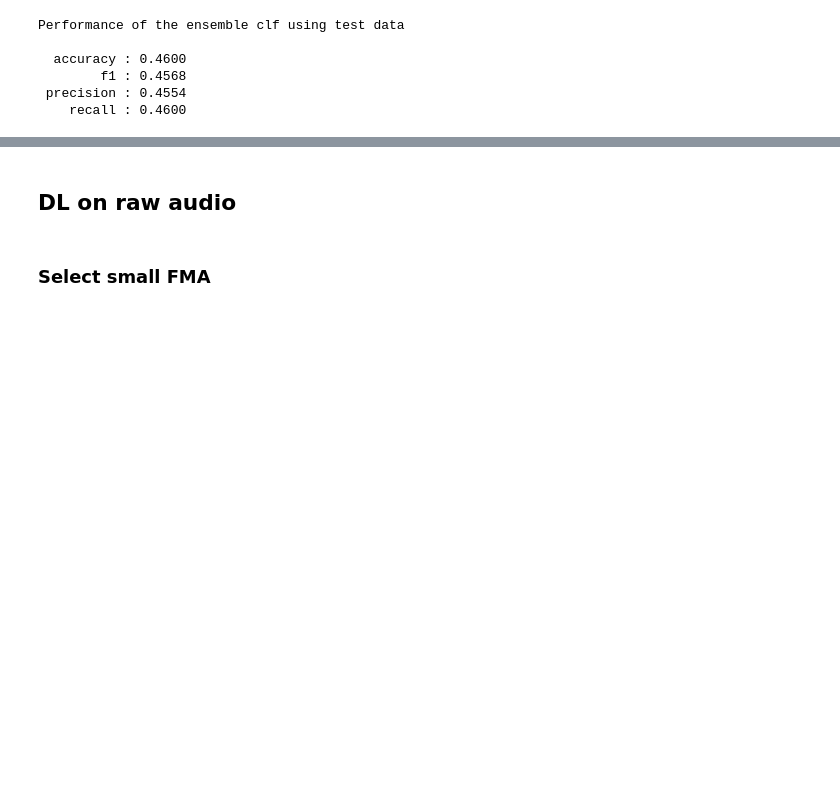
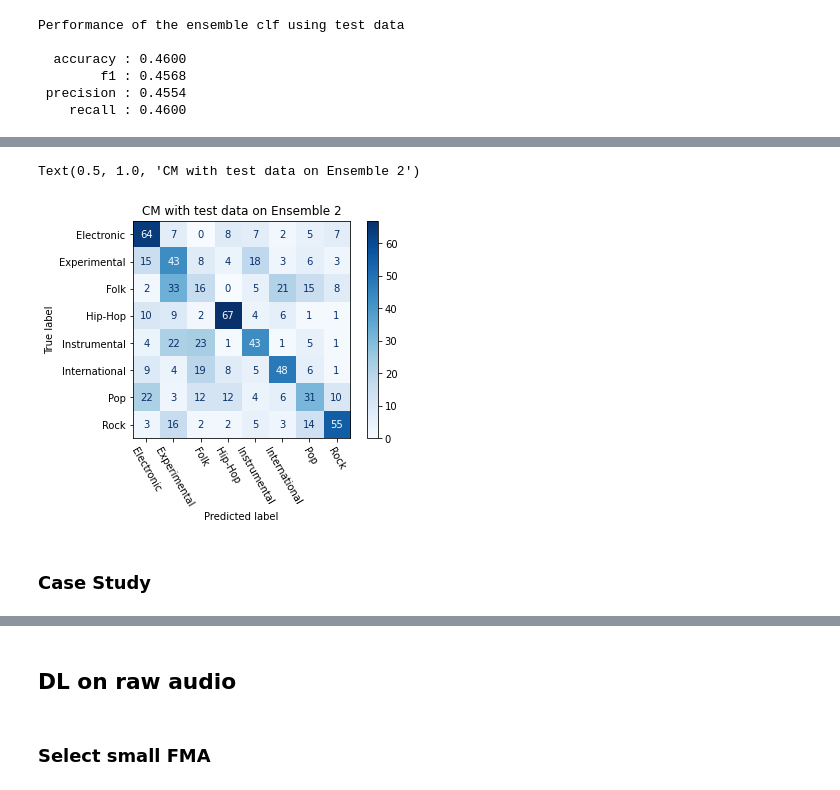
Before and after one commit to lucaspar/ds-project, a Jupyter notebook: code/src/baseline/baseline.ipynb, the cells around one changed output, grey strips where cells are left out. Cells and saved outputs as stored; diff of their text form; code cells hidden in the pictures; blank space fills up the shorter version.

```diff
--- a/code/src/baseline/baseline.ipynb
+++ b/code/src/baseline/baseline.ipynb
@@ -602,7 +606,8 @@ for key, m in metrics.items():
 # %%
 fset_name = 'mfcc+contrast'
 fset = feature_sets['mfcc+contrast']
-estimator = list()
+estimator1 = list()
+
 top_5_clf = {
     'linSVC1':  SVC(kernel="linear"),
     'linSVC2':  LinearSVC(),
@@ -611,8 +616,8 @@ top_5_clf = {
     'SVCrbf':   SVC(kernel='rbf'),
 }
 
-top_5_pred_val = []
-top_5_pred_test = []
+
+top_5_pred_test1 = []
 
 multi_label = False
 reuse_path = None if reuse_exec is None else os.path.join(MODEL_DIR, reuse_exec)
@@ -645,11 +650,11 @@ for clf_name, clf in tqdm(top_5_clf.items(), desc='Classifiers', leave=False):
     # run prediction on validation set
     y_test_pred = clf.predict(x_test)
     #print("{}'s prediction is {}:".format(clf_name, y_val_pred))
-    top_5_pred_test.append(y_test_pred)
+    top_5_pred_test1.append(y_test_pred)
     assert y_test_true.shape == y_test_pred.shape, "Shapes of y_val for GT and PREDICTION don't match."
 
     # for eclf estimators
-    estimator.append((clf_name, clf))
+    estimator1.append((clf_name, clf))
 # %% [output]
 ./outputs/models/clf_baseline/linSVC1_mfcc+contrast.pkl
 ./outputs/models/clf_baseline/linSVC2_mfcc+contrast.pkl
@@ -809,0 +866,8 @@ Confusion Metrix of sklearn ensemble results with test data
+# %%
+eclf2 = VotingClassifier(estimators=estimator2, voting='hard')
+eclf2.fit(x_train, y_train_true)
+eclf2_test_pred = eclf2.predict(x_test)
+
+
+f1_eclf2_test = sklearn.metrics.f1_score(y_test_true, eclf2_test_pred, average='macro')
+print('Ensemble Two F1 Performance : {:.4f}'.format(f1_eclf2_test))
@@ -809,0 +1049,11 @@ Confusion Metrix of sklearn ensemble results with test data
+# %%
+from sklearn.metrics import plot_confusion_matrix
+display_labels = ['Electronic','Experimental','Folk','Hip-Hop','Instrumental','International','Pop','Rock']
+
+cm2dhist = plot_confusion_matrix(eclf2, x_test, y_test_true, cmap=plt.cm.Blues, display_labels = display_labels, xticks_rotation = -60)
+cm2dhist.ax_.set_title('CM with test data on Ensemble 2')
+# %% [output]
+Text(0.5, 1.0, 'CM with test data on Ensemble 2')
+[figure, added]
+# %% [markdown]
+### Case Study
```
Also changed, not shown: parts of 35 cells of this notebook.
